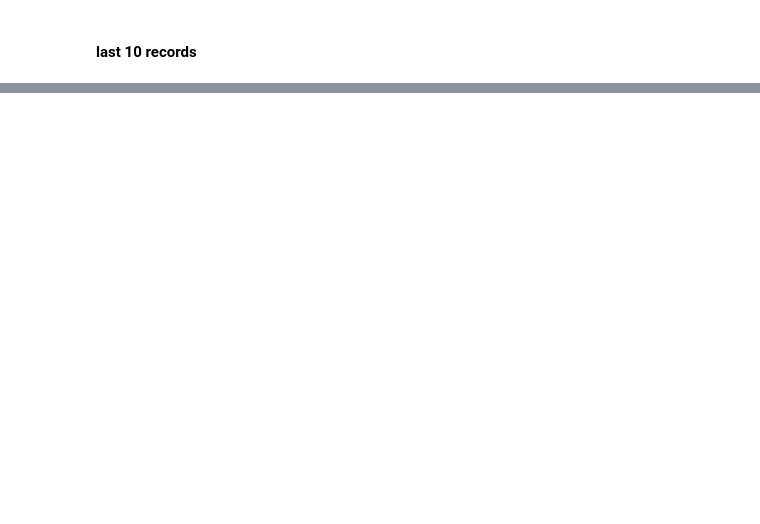
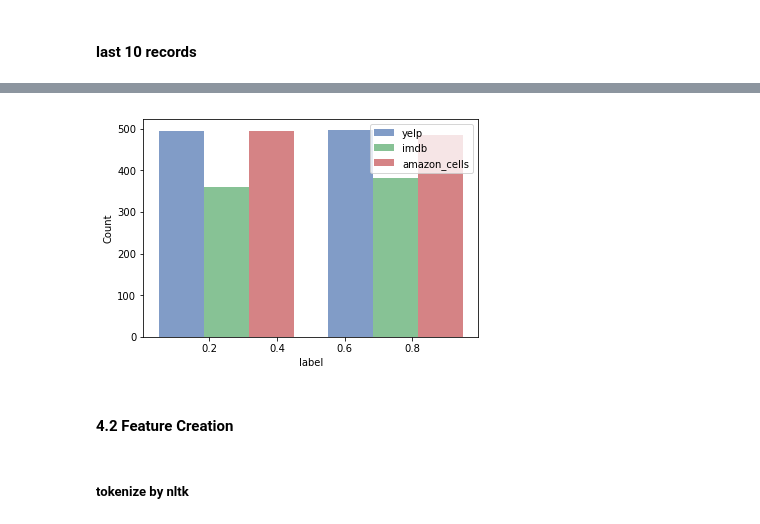
Before and after one commit to changtina/data_mining_hw_1, a Jupyter notebook: 張宜婷_106062585.ipynb, the cells around one changed output, grey strips where cells are left out. Saved outputs shown, nothing was run; the diff lists cells and outputs as text; code cells hidden in the pictures; blank space fills up the shorter version.

```diff
--- a/張宜婷_106062585.ipynb
+++ b/張宜婷_106062585.ipynb
@@ -313 +460,15 @@ plt.show()
+# %%
+plt.style.use('seaborn-deep')
+data =[np.array(df[dataset_list[i]].label) for i, _ in enumerate(dataset_list)]
+plt.hist(data, bins=2, alpha=0.7, label=[name for name in dataset_list])
+plt.legend(loc='upper right')
+plt.xlabel('label')
+plt.ylabel('Count')
+plt.show()
+# %% [output]
+[figure, added]
+# %% [markdown]
+#### 4.2 Feature Creation
+# %% [markdown]
+##### tokenize by nltk
 # %%
```
Also changed, not shown: parts of 92 cells of this notebook.
